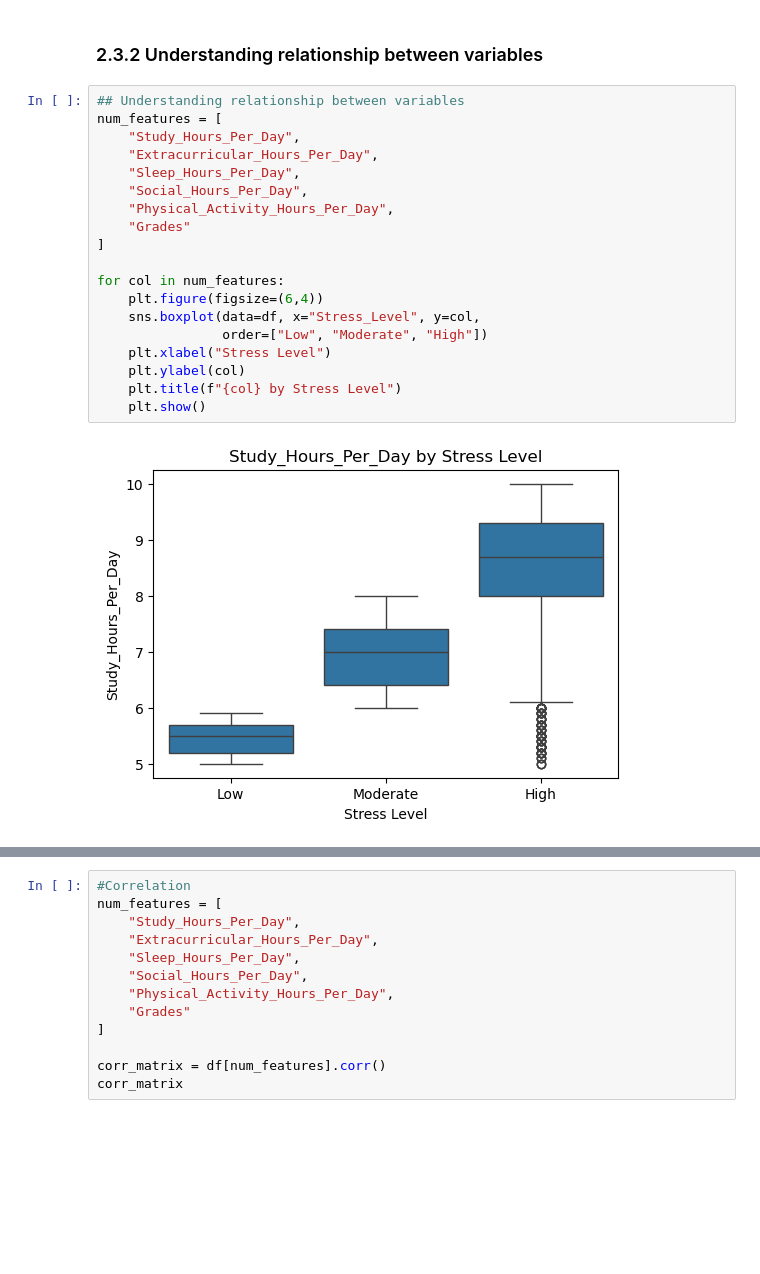
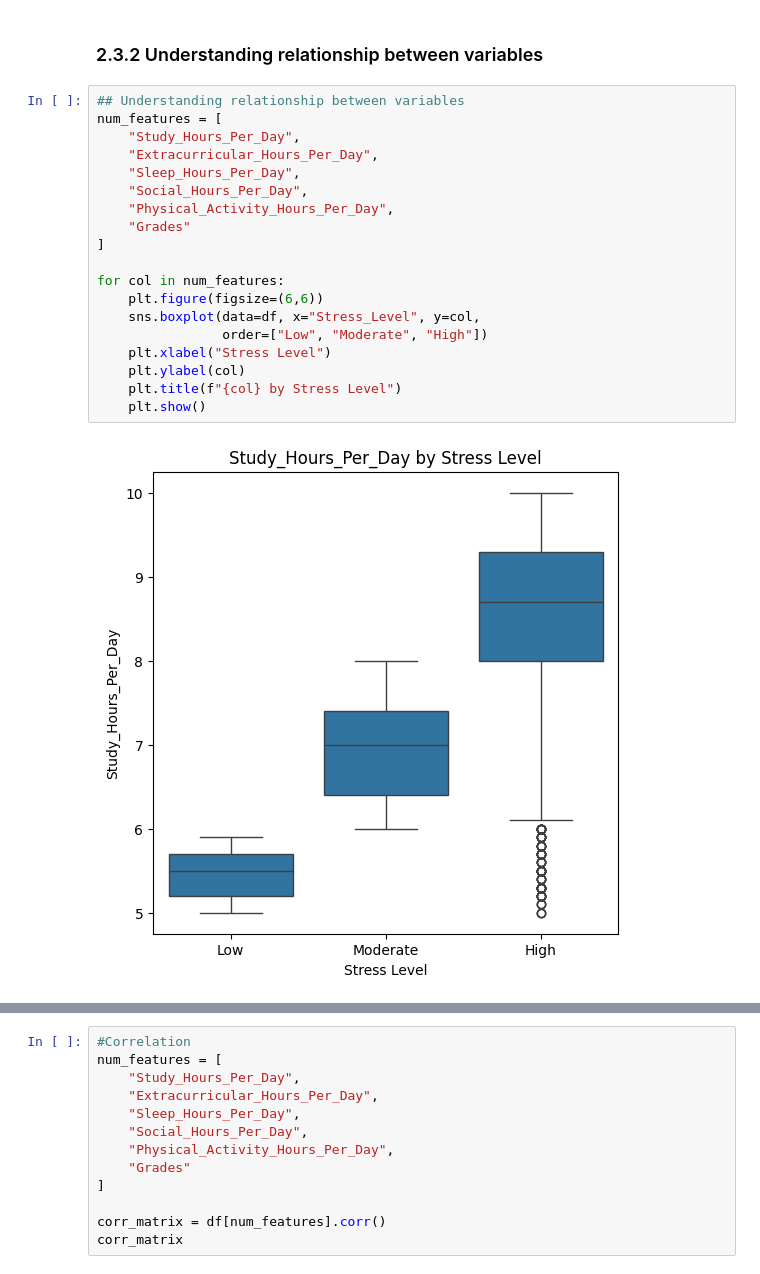
Before and after one commit to thiri-wah/mldp_project, a Jupyter notebook: MLDP Program Codes Submission Template (1).ipynb, the cells around one changed output, grey strips where cells are left out. Saved outputs shown, nothing was run; the diff lists cells and outputs as text; blank space fills up the shorter version.

```diff
--- a/MLDP Program Codes Submission Template (1).ipynb
+++ b/MLDP Program Codes Submission Template (1).ipynb
@@ -233,21 +286,21 @@ Name: proportion, dtype: float64
 # %%
 ## Understanding relationship between variables
 num_features = [
     "Study_Hours_Per_Day",
     "Extracurricular_Hours_Per_Day",
     "Sleep_Hours_Per_Day",
     "Social_Hours_Per_Day",
     "Physical_Activity_Hours_Per_Day",
     "Grades"
 ]
 
 for col in num_features:
-    plt.figure(figsize=(6,4))
+    plt.figure(figsize=(6,6))
     sns.boxplot(data=df, x="Stress_Level", y=col,
                 order=["Low", "Moderate", "High"])
     plt.xlabel("Stress Level")
     plt.ylabel(col)
     plt.title(f"{col} by Stress Level")
     plt.show()
 # %% [output]
-[figure, old version]
+[figure, new version]
```
Also changed, not shown: parts of 32 cells of this notebook.
